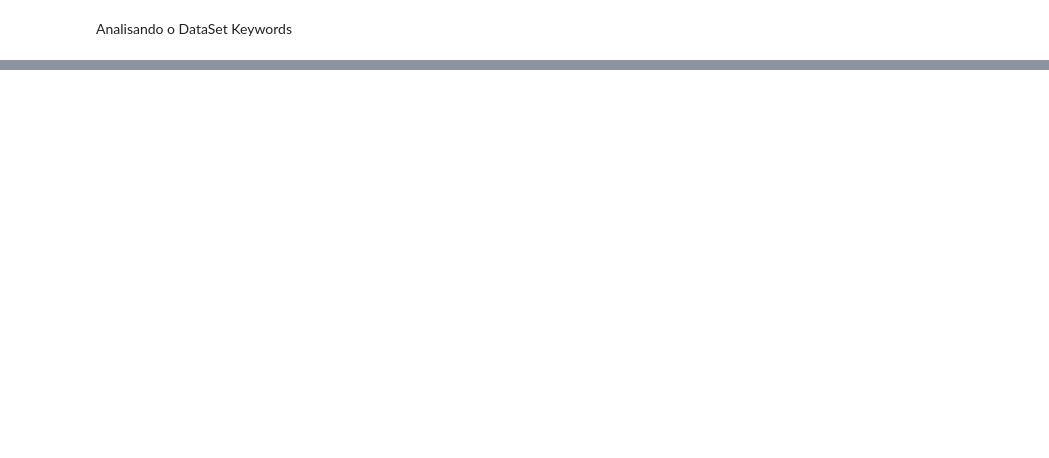
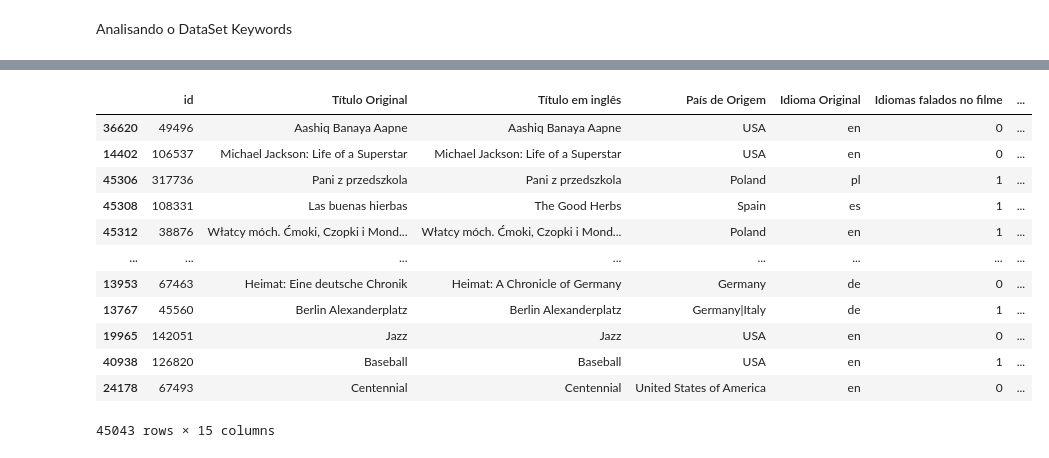
Before and after one commit to py-zeli/BoraVer, a Jupyter notebook: test.ipynb, the cells around one changed output, grey strips where cells are left out. Cells and saved outputs as stored; diff of their text form; code cells hidden in the pictures; blank space fills up the shorter version.

```diff
--- a/test.ipynb
+++ b/test.ipynb
@@ -131,0 +405,2 @@ Analisando o DataSet Keywords
+# %%
+df_filtrado.dropna(inplace= True)
@@ -131,0 +534,16 @@ Analisando o DataSet Keywords
+# %%
+df_filtrado.sort_values('Duração')
+# %% [output]
+|  | id | Título Original | Título em inglês | País de Origem | Idioma Original | Idiomas falados no filme | ... |
+| 36620 | 49496 | Aashiq Banaya Aapne | Aashiq Banaya Aapne | USA | en | 0 | ... |
+| 14402 | 106537 | Michael Jackson: Life of a Superstar | Michael Jackson: Life of a Superstar | USA | en | 0 | ... |
+| 45306 | 317736 | Pani z przedszkola | Pani z przedszkola | Poland | pl | 1 | ... |
+| 45308 | 108331 | Las buenas hierbas | The Good Herbs | Spain | es | 1 | ... |
+| 45312 | 38876 | Włatcy móch. Ćmoki, Czopki i Mond... | Włatcy móch. Ćmoki, Czopki i Mond... | Poland | en | 1 | ... |
+| ... | ... | ... | ... | ... | ... | ... | ... |
+| 13953 | 67463 | Heimat: Eine deutsche Chronik | Heimat: A Chronicle of Germany | Germany | de | 0 | ... |
+| 13767 | 45560 | Berlin Alexanderplatz | Berlin Alexanderplatz | Germany|Italy | de | 1 | ... |
+| 19965 | 142051 | Jazz | Jazz | USA | en | 0 | ... |
+| 40938 | 126820 | Baseball | Baseball | USA | en | 1 | ... |
+| 24178 | 67493 | Centennial | Centennial | United States of America | en | 0 | ... |
+45043 rows × 15 columns
```
Also changed, not shown: parts of 26 cells of this notebook, 2 other files.
